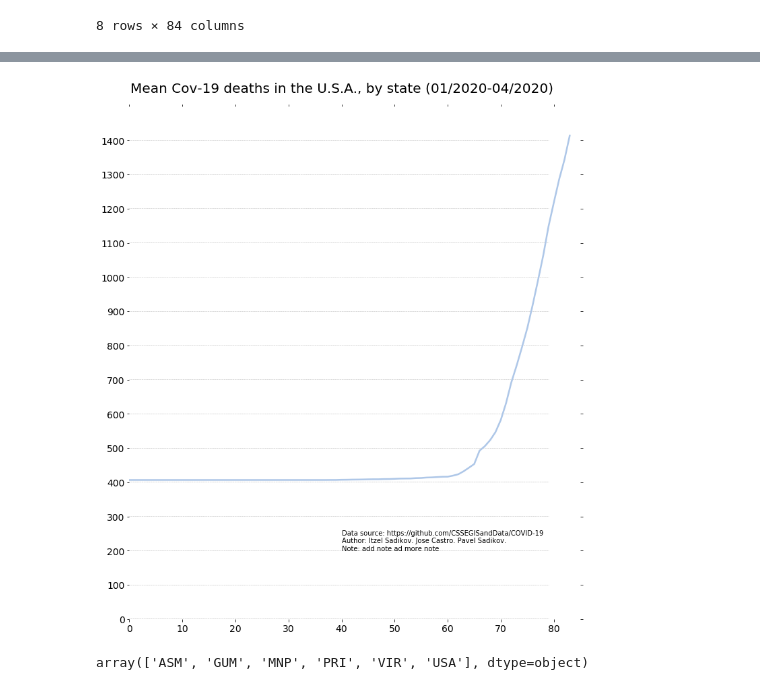
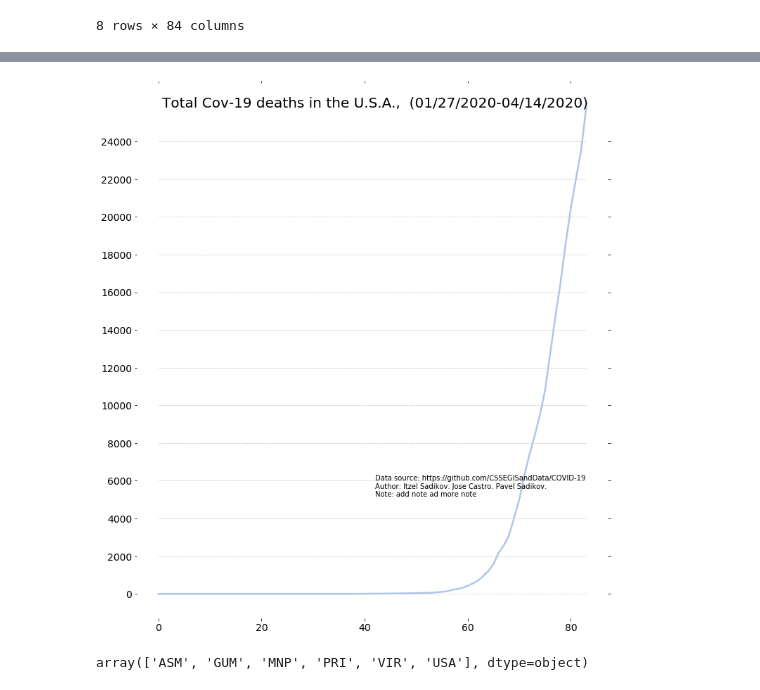
Before and after one commit to AlanniaSadikov/COVID-19, a Jupyter notebook: Analyzing COVID-19 deaths in U.S.A .ipynb, the cells around one changed output, grey strips where cells are left out. Saved outputs shown, nothing was run; the diff lists cells and outputs as text; code cells hidden in the pictures.

```diff
--- a/Analyzing COVID-19 deaths in U.S.A .ipynb
+++ b/Analyzing COVID-19 deaths in U.S.A .ipynb
@@ -93,0 +107,4 @@ death_means = deaths.iloc[:, 12:].describe().mean()
+# %%
+death_sum = deaths.iloc[:, 12:].sum()
+y2_max = death_sum.max()
+x2_max = death_sum.shape[0]
@@ -114,7 +133,7 @@ for i in range(len(tableau20)):
 plt.figure(figsize=(12, 14))
 
 # Plot the mean deaths per day for any state:
-deaths.iloc[:, 12:].describe().mean().plot(color = tableau20[2])
+deaths.iloc[:, 12:].describe().mean().plot(color = tableau20[1])
 
 # Remove the plot frame lines. They are unnecessary chartjunk.
 ax = plt.subplot(111)
@@ -135,8 +154,8 @@ ax.get_xaxis().tick_bottom()
 ax.get_yaxis().tick_left()
 
 # Plot lines '--'
-for y in range(1, 1500, 100):
-    plt.plot(range(0, 80), [y] * len(range(0, 80)), "--", lw=0.5, color="black", alpha=0.3)
+for y in range(1, y1_max, 100):
+    plt.plot(range(0, x1_max), [y] * len(range(0, x1_max)), "--", lw=0.5, color="black", alpha=0.3)
 
 # Make the title big enough so it spans the entire plot, but don't make it
 # so big that it requires two lines to show.
@@ -144,8 +163,8 @@ for y in range(1, 1500, 100):
 
 # Note that if the title is descriptive enough, it is unnecessary to include
 # axis labels; they are self-evident, in this plot's case.
-plt.text(40, 1540, "Mean Cov-19 deaths in the U.S.A."
-       ", All country (01/2020-04/2020)", fontsize=20, ha="center") ;
+plt.text(x1_max/2, y1_max+5, "Mean Cov-19 deaths in the U.S.A."
+       ",  (01/27/2020-04/14/2020)", fontsize=20, ha="center") ;
 
 
 # Always include your data source(s) and copyright notice! And for your
@@ -154,7 +173,7 @@ plt.text(40, 1540, "Mean Cov-19 deaths in the U.S.A."
 # that you used data from the "U.S. Census Bureau" is completely useless:
 # the U.S. Census Bureau provides all kinds of data, so how are your
 # viewers supposed to know which data set you used?
-plt.text(40, 200, "Data source: https://github.com/CSSEGISandData/COVID-19"
+plt.text(x1_max/2, y1_max/5, "Data source: https://github.com/CSSEGISandData/COVID-19"
        "\nAuthor: Itzel Sadikov. Jose Castro. Pavel Sadikov."
        "\nNote: add note "
        "ad more note", fontsize=10) ;
@@ -164,9 +183,6 @@ plt.text(40, 200, "Data source: https://github.com/CSSEGISandData/COVID-19"
 # Same plot but better ;) I copy this format from this website:
 # http://www.randalolson.com/2014/06/28/how-to-make-beautiful-data-visualizations-in-python-with-matplotlib/
 
-# You typically want your plot to be ~1.33x wider than tall. This plot is a rare
-# exception because of the number of lines being plotted on it.
-# Common sizes: (10, 7.5) and (12, 9)
 plt.figure(figsize=(12, 14))
 
 # Remove the plot frame lines. They are unnecessary chartjunk.
@@ -182,68 +198,45 @@ ax.get_xaxis().tick_bottom()
 ax.get_yaxis().tick_left()
 
 # Limit the range of the plot to only where the data is.
-# Avoid unnecessary whitespace.
-plt.ylim(0, 1500)
-plt.xlim(0, 85)
+#plt.ylim(0, 1500)
+#plt.xlim(0, 85)
 
 # Make sure your axis ticks are large enough to be easily read.
-# You don't want your viewers squinting to read your plot.
-plt.yticks(range(0, 1500, 100), [str(x) + "" for x in range(0, 1500, 100)], fontsize=14)
+plt.yticks(range(0, y2_max, 2000), [str(x) + "" for x in range(0, y2_max, 2000)], fontsize=14)
 plt.xticks(fontsize=14)
 
 # Provide tick lines across the plot to help your viewers trace along
 # the axis ticks. Make sure that the lines are light and small so they
 # don't obscure the primary data lines.
-for y in range(1, 1500, 100):
-    plt.plot(range(0, 80), [y] * len(range(0, 80)), "--", lw=0.5, color="black", alpha=0.3)
+for y in range(1, y2_max, 2000):
+    plt.plot(range(0, x2_max), [y] * len(range(0, x2_max)), "--", lw=0.5, color="black", alpha=0.3)
 
 
 # Remove the tick marks; they are unnecessary with the tick lines we just plotted.
 plt.tick_params(axis="both", which="both", bottom="off", top="off",
                 labelbottom="on", left="off", right="off", labelleft="on")
 
 # Now that the plot is prepared, it's time to actually plot the data!
-
-
-
-plt.plot(death_means.values,
+plt.plot(death_sum.values,
 
             lw=2.5, color=tableau20[1])
 
 
-# matplotlib's title() call centers the title on the plot, but not the graph,
-# so I used the text() call to customize where the title goes.
-
-# Make the title big enough so it spans the entire plot, but don't make it
-# so big that it requires two lines to show.
-
 
 # Note that if the title is descriptive enough, it is unnecessary to include
 # axis labels; they are self-evident, in this plot's case.
-plt.text(40, 1540, "Mean Cov-19 deaths in the U.S.A."
-       ", by state (01/2020-04/2020)", fontsize=20, ha="center") ;
+plt.text(x2_max/2, y2_max+5, "Total Cov-19 deaths in the U.S.A."
+       ",  (01/27/2020-04/14/2020)", fontsize=20, ha="center") ;
 
 
-# Always include your data source(s) and copyright notice! And for your
-# data sources, tell your viewers exactly where the data came from,
-# preferably with a direct link to the data. Just telling your viewers
-# that you used data from the "U.S. Census Bureau" is completely useless:
-# the U.S. Census Bureau provides all kinds of data, so how are your
-# viewers supposed to know which data set you used?
-plt.text(40, 200, "Data source: https://github.com/CSSEGISandData/COVID-19"
+# Always include your data source(s) and copyright notice!
+
+plt.text(x2_max/2, y2_max/5, "Data source: https://github.com/CSSEGISandData/COVID-19"
        "\nAuthor: Itzel Sadikov. Jose Castro. Pavel Sadikov."
        "\nNote: add note "
        "ad more note", fontsize=10) ;
-
-
-
-# Finally, save the figure as a PNG.
-# You can also save it as a PDF, JPEG, etc.
-# Just change the file extension in this call.
-# bbox_inches="tight" removes all the extra whitespace on the edges of your plot.
-#plt.savefig("percent-bachelors-degrees-women-usa.png", bbox_inches="tight")
 # %% [output]
-[figure, old version]
+[figure, new version]
 # %%
 # So U.S.A include  6 differents areas like puerto rico (PRI) lets see
 deaths.iso3.unique()
```
Also changed, not shown: parts of 8 cells of this notebook.
